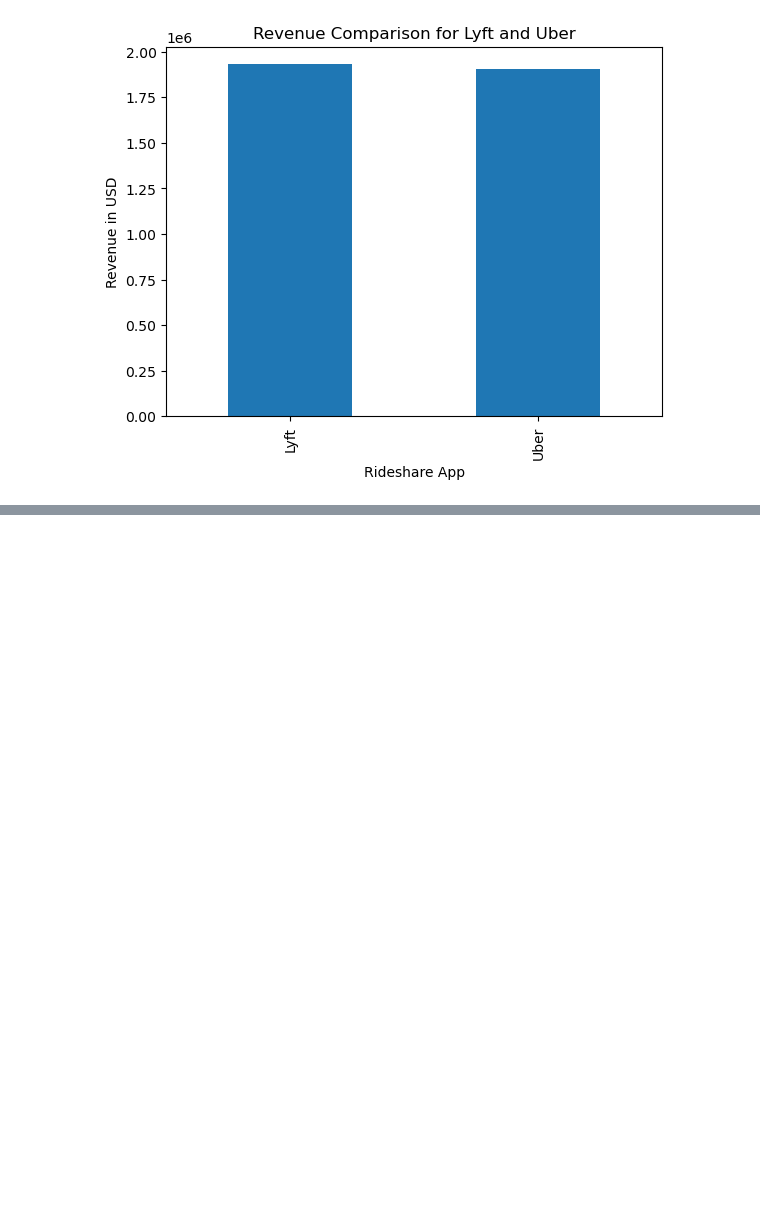
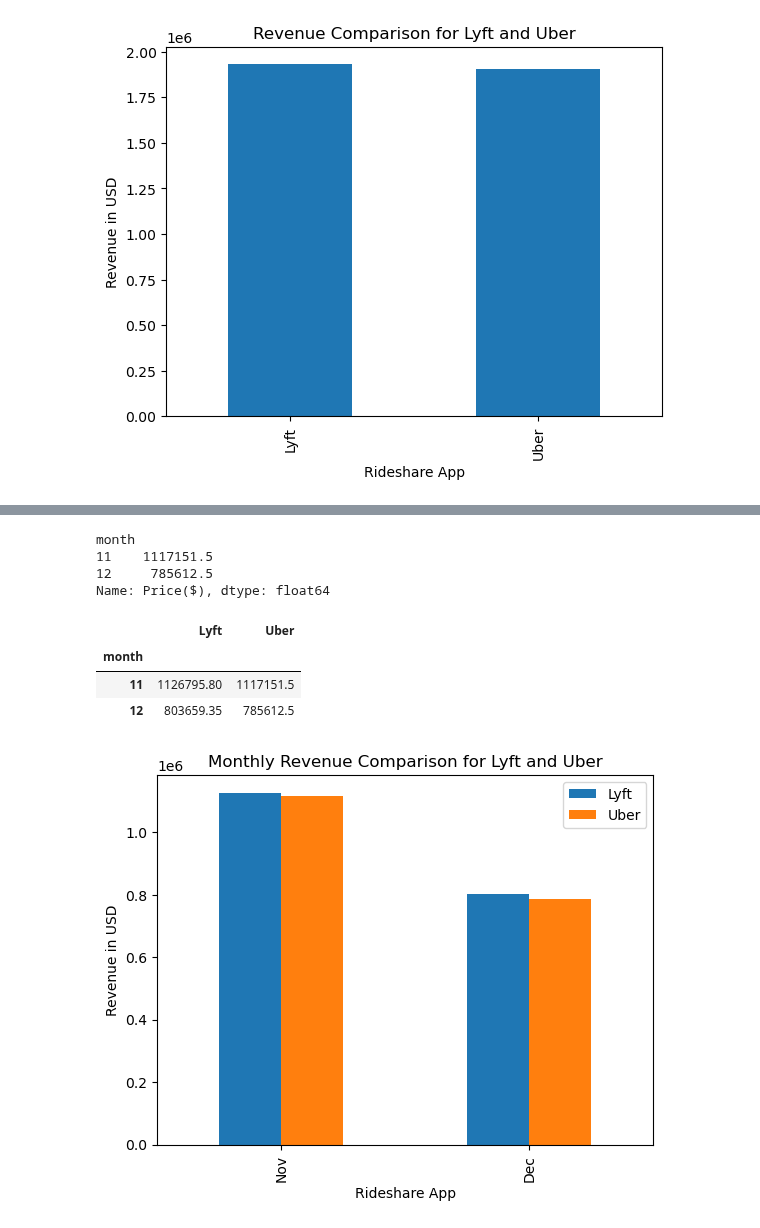
Before and after one commit to marnaji/Project-1, a Jupyter notebook: main.ipynb, the cells around one changed output, grey strips where cells are left out. Drawn from its saved outputs; the diff is of its cells as text; code cells hidden in the pictures; blank space fills up the shorter version.

Commit message:
bar chart added

```diff
--- a/main.ipynb
+++ b/main.ipynb
@@ -253,0 +259,29 @@ lyft_monthly_rev
+# %%
+uber=final_df[final_df["Rideshare_App"]=="Uber"]
+uber_monthly_rev=uber.groupby(["month"])["Price($)"].sum()
+uber_monthly_rev
+# %% [output]
+month
+11    1117151.5
+12     785612.5
+Name: Price($), dtype: float64
+# %%
+#Created Dataframe to show revenue based on each rideshare app
+monthly_rev_df=pd.DataFrame({"Lyft":lyft_monthly_rev,"Uber":uber_monthly_rev})
+monthly_rev_df
+# %% [output]
+|  | Lyft | Uber |
+| month |  |  |
+| 11 | 1126795.80 | 1117151.5 |
+| 12 | 803659.35 | 785612.5 |
+# %%
+#Bar chart to show revenue based on months
+ax=monthly_rev_df.plot.bar()
+labels=['Nov','Dec']
+ax.set_xticklabels(labels)
+plt.title("Monthly Revenue Comparison for Lyft and Uber")
+plt.xlabel("Rideshare App")
+plt.ylabel("Revenue in USD")
+plt.show()
+# %% [output]
+[figure, added]
```
Also changed, not shown: parts of 4 cells of this notebook, 1 other file.
